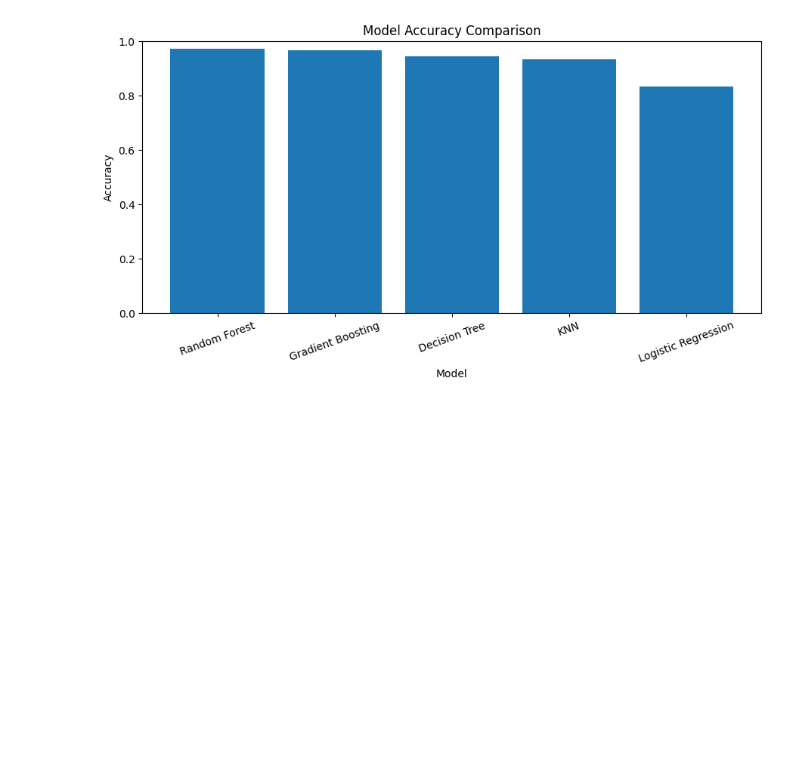
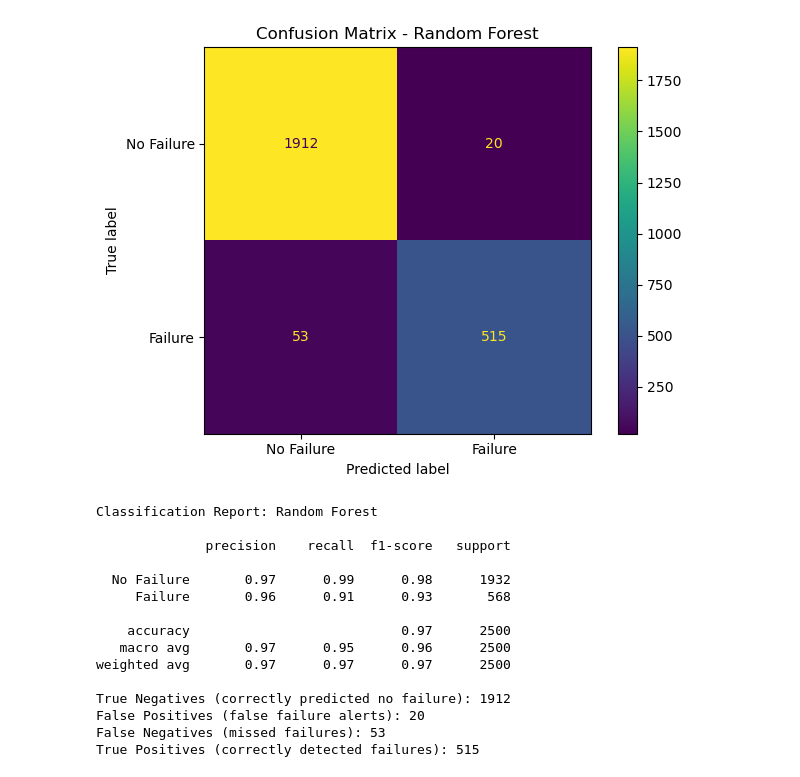
Before and after one commit to aljabali89m/ai4i-predictive-maintenance, a Jupyter notebook: milestone4/milestone4.ipynb, the cells around one changed output. Cells and saved outputs as stored; diff of their text form; code cells hidden in the pictures; blank space fills up the shorter version.

```diff
--- a/milestone4/milestone4.ipynb
+++ b/milestone4/milestone4.ipynb
@@ -22,11 +39,11 @@ from sklearn.pipeline import Pipeline
 # %%
 # Load prepared datasets
 train_df = pd.read_csv(
-    r"C:\Users\shahd\Documents\GitHub\ai4i-predictive-maintenance\milestone4\data\train_ready_milestone3.csv"
+    r"C:\Users\Asus\Desktop\ai4i-predictive-maintenance\milestone4\data\train_ready_milestone3.csv"
 )
 
 test_df = pd.read_csv(
-    r"C:\Users\shahd\Documents\GitHub\ai4i-predictive-maintenance\milestone4\data\test_ready_milestone3.csv"
+    r"C:\Users\Asus\Desktop\ai4i-predictive-maintenance\milestone4\data\test_ready_milestone3.csv"
 )
 
 # Separate features and target
@@ -96,14 +239,55 @@ display(results_df.round(4))
 # %%
-plt.figure(figsize=(9, 5))
 
-plt.bar(results_df["Model"], results_df["Accuracy"])
+# Display the confusion matrix for the selected model
 
-plt.title("Model Accuracy Comparison")
-plt.xlabel("Model")
-plt.ylabel("Accuracy")
-plt.ylim(0, 1)
-plt.xticks(rotation=20)
+cm = confusion_matrix(
+    y_test,
+    best_predictions,
+    labels=[0, 1]
+)
+
+disp = ConfusionMatrixDisplay(
+    confusion_matrix=cm,
+    display_labels=["No Failure", "Failure"]
+)
+
+disp.plot(values_format="d")
+plt.title(f"Confusion Matrix - {best_model_name}")
 plt.tight_layout()
 plt.show()
+
+# Print detailed classification metrics
+print(f"Classification Report: {best_model_name}\n")
+
+print(classification_report(
+    y_test,
+    best_predictions,
+    labels=[0, 1],
+    target_names=["No Failure", "Failure"],
+    zero_division=0
+))
+
+# Explain the confusion matrix values
+tn, fp, fn, tp = cm.ravel()
+
+print("True Negatives (correctly predicted no failure):", tn)
+print("False Positives (false failure alerts):", fp)
+print("False Negatives (missed failures):", fn)
+print("True Positives (correctly detected failures):", tp)
 # %% [output]
-[figure, old version]
+[figure, new version]
+Classification Report: Random Forest
+
+              precision    recall  f1-score   support
+
+  No Failure       0.97      0.99      0.98      1932
+     Failure       0.96      0.91      0.93       568
+
+    accuracy                           0.97      2500
+   macro avg       0.97      0.95      0.96      2500
+weighted avg       0.97      0.97      0.97      2500
+
+True Negatives (correctly predicted no failure): 1912
+False Positives (false failure alerts): 20
+False Negatives (missed failures): 53
+True Positives (correctly detected failures): 515
```
Also changed, not shown: parts of 15 cells of this notebook.
